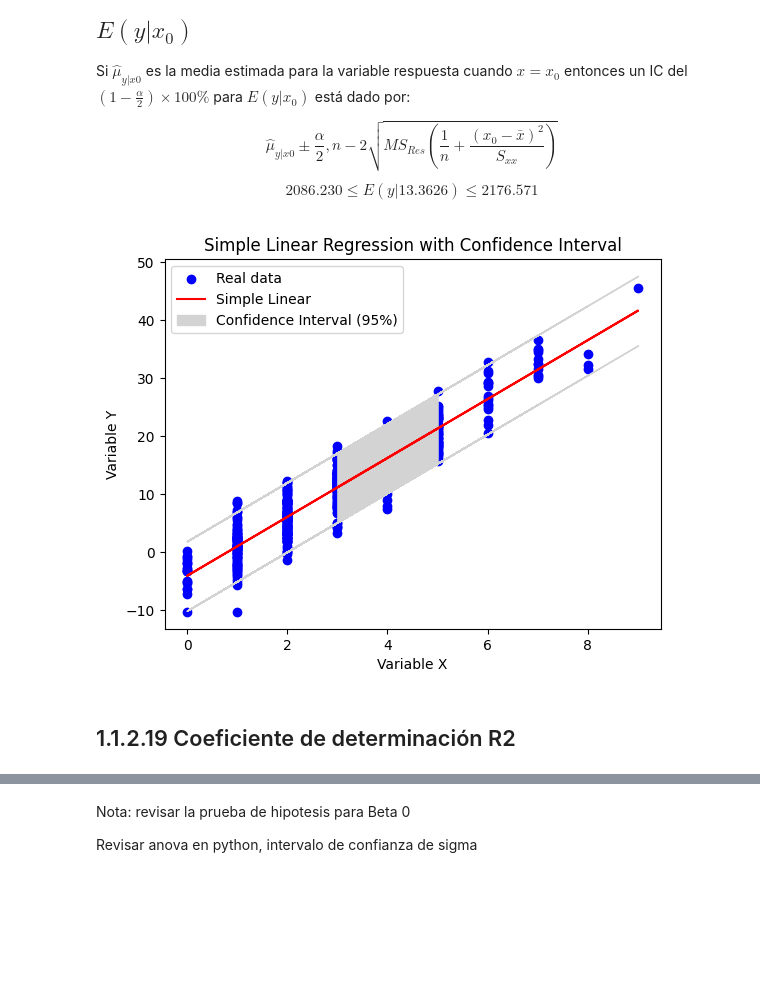
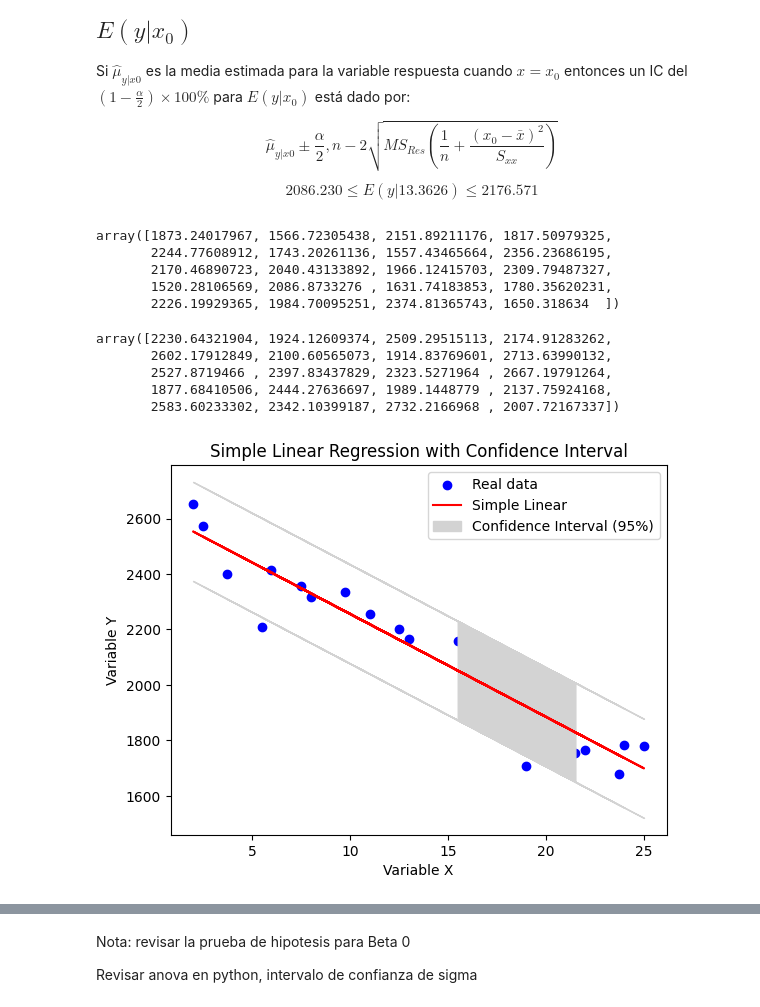
Before and after one commit to oecorrechag/regression, a Jupyter notebook: notebooks/01_seccion/1.1 Introduccion/1.1.2 Simple linear regression.ipynb, the cells around one changed output, grey strips where cells are left out. Cells and saved outputs as stored; diff of their text form; code cells hidden in the pictures; blank space fills up the shorter version.

```diff
--- a/notebooks/01_seccion/1.1 Introduccion/1.1.2 Simple linear regression.ipynb
+++ b/notebooks/01_seccion/1.1 Introduccion/1.1.2 Simple linear regression.ipynb
@@ -608,24 +605,24 @@ $$ -43.225 \leq \hat{\beta_1} = -37.1536 \leq -31.08 $$
 $$ 5282 \leq \hat{\sigma}^2 = 9244.59 \leq 20219.03 $$
 # %%
 # Crear el modelo de regresión lineal
-modelo = LinearRegression().fit(x.reshape(-1, 1), y)
+modelo = LinearRegression().fit(x_machine, y_machine)
 
 # Obtener los coeficientes beta
 beta_1 = modelo.coef_[0]
 beta_0 = modelo.intercept_
 
 # Número de observaciones
-n = len(x)
+n = len(x_machine)
 
 # Calcular el error estándar de la estimación
-y_pred = modelo.predict(x.reshape(-1, 1))
-error = y - y_pred
+y_pred = modelo.predict(x_machine)
+error = y_machine - y_pred
 error_estandar = np.sqrt(np.sum(error**2) / (n - 2))
 
 # Calcular la desviación estándar de los coeficientes
-X_mean = np.mean(x)
-desv_est_beta_1 = error_estandar / (np.sqrt(np.sum((x - X_mean)**2)))
-desv_est_beta_0 = error_estandar * np.sqrt(np.sum(x**2) / (n * np.sum((x - X_mean)**2)))
+X_mean = np.mean(x_machine)
+desv_est_beta_1 = error_estandar / (np.sqrt(np.sum((x_machine - X_mean)**2)))
+desv_est_beta_0 = error_estandar * np.sqrt(np.sum(x_machine**2) / (n * np.sum((x_machine - X_mean)**2)))
 
 # Calcular los intervalos de confianza para los coeficientes beta
 t_value = stats.t.ppf(0.975, df=n-2)  # Valor crítico de t para un intervalo de confianza del 95%
@@ -648,10 +645,10 @@ $$ \hat{\mu}_{𝑦|𝑥0} \pm \frac{\alpha}{2}, n-2 \sqrt{ 𝑀𝑆_{𝑅𝑒
 $$ 2086.230 \leq 𝐸(𝑦|13.3626) \leq 2176.571 $$
 # %%
 # Obtener las predicciones
-predictions = modelo.predict(x.reshape(-1, 1))
+predictions = modelo.predict(x_machine)
 
 # Calcular los residuos
-residuals = y - predictions
+residuals = y_machine - predictions
 
 # Calcular el error estándar de la estimación
 mse = np.mean(residuals**2)
@@ -661,18 +658,33 @@ se = np.sqrt(mse)
 ci = 1.96 * se  # 1.96 es el valor crítico para un intervalo de confianza del 95%
 lower_bound = predictions - ci
 upper_bound = predictions + ci
+# %%
+lower_bound
+# %% [output]
+array([1873.24017967, 1566.72305438, 2151.89211176, 1817.50979325,
+       2244.77608912, 1743.20261136, 1557.43465664, 2356.23686195,
+       2170.46890723, 2040.43133892, 1966.12415703, 2309.79487327,
+       1520.28106569, 2086.8733276 , 1631.74183853, 1780.35620231,
+       2226.19929365, 1984.70095251, 2374.81365743, 1650.318634  ])
+# %%
+upper_bound
+# %% [output]
+array([2230.64321904, 1924.12609374, 2509.29515113, 2174.91283262,
+       2602.17912849, 2100.60565073, 1914.83769601, 2713.63990132,
+       2527.8719466 , 2397.83437829, 2323.5271964 , 2667.19791264,
+       1877.68410506, 2444.27636697, 1989.1448779 , 2137.75924168,
+       2583.60233302, 2342.10399187, 2732.2166968 , 2007.72167337])
 # %%
 # Graficar los resultados
-plt.scatter(x, y, color='blue', label='Real data')
-plt.plot(x, predictions, color='red', label='Simple Linear')
-plt.fill_between(x.flatten(), lower_bound, upper_bound, color='lightgrey', label='Confidence Interval (95%)')
+plt.scatter(x_machine, y_machine, color='blue', label='Real data')
+plt.plot(x_machine, predictions, color='red', label='Simple Linear')
+plt.fill_between(x_machine.flatten(), lower_bound, upper_bound, color='lightgrey',
+                 label='Confidence Interval (95%)')
 
 plt.xlabel('Variable X')
 plt.ylabel('Variable Y')
 plt.title('Simple Linear Regression with Confidence Interval')
 plt.legend()
 plt.show()
 # %% [output]
-[figure, old version]
+[figure, new version]
-# %% [markdown]
-## 1.1.2.19 Coeficiente de determinación R2
```
Also changed, not shown: parts of 12 cells of this notebook.
